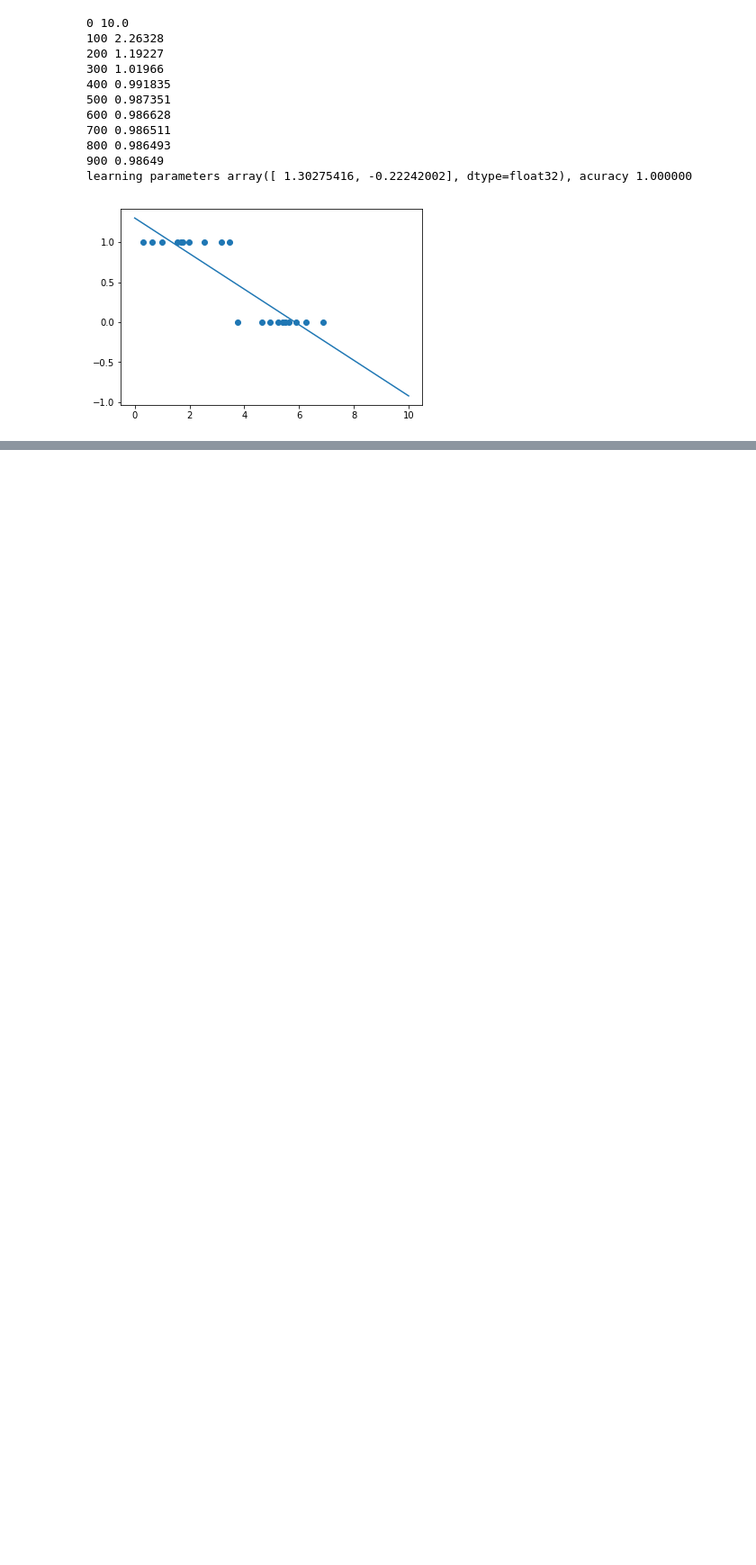
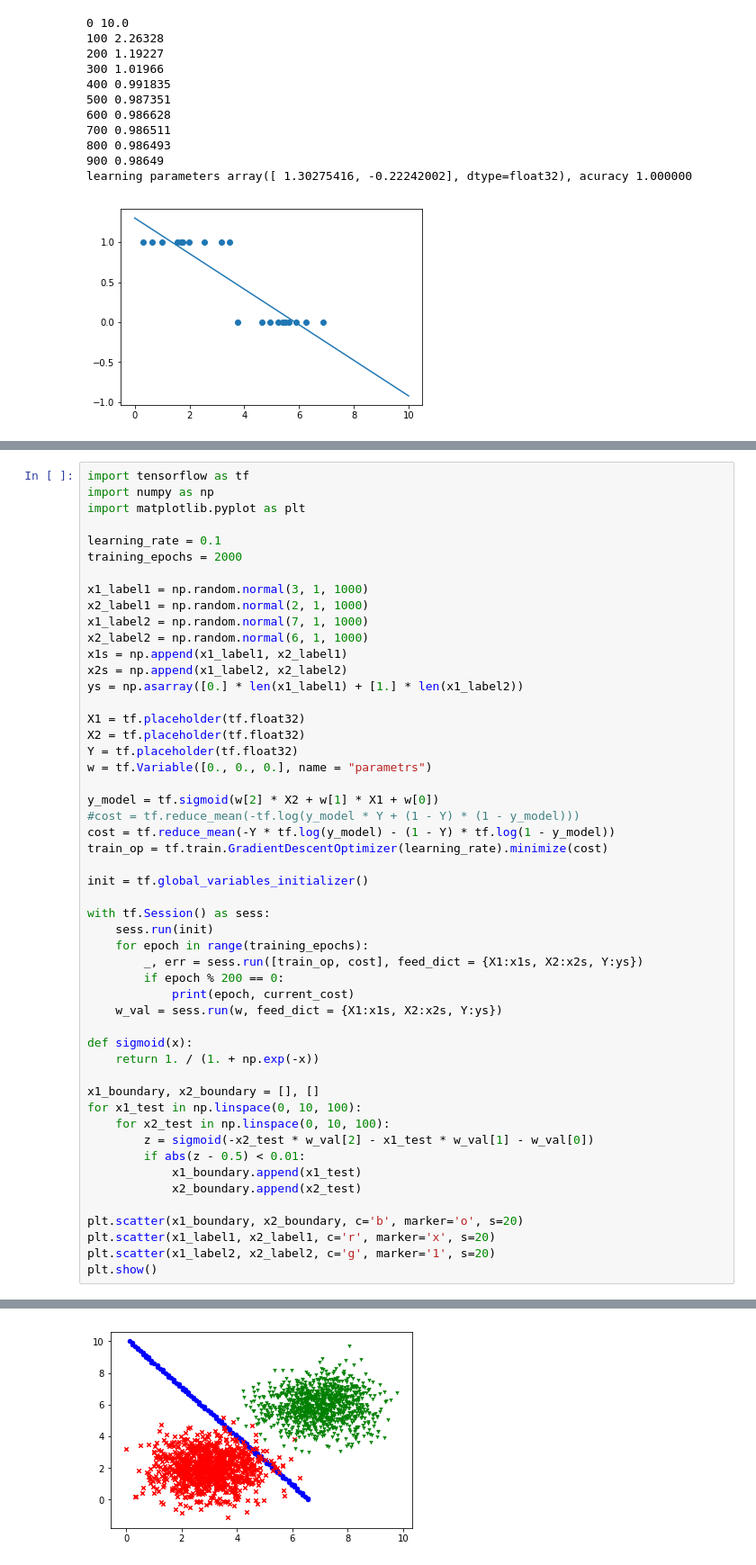
Before and after one commit to JuliaNekrasova/nishant_shukla_machine_learning_with_tensorflow, a Jupyter notebook: chapter_4.ipynb, the cells around one changed output, grey strips where cells are left out. Shown: that part at 90% size. Saved outputs shown, nothing was run; the diff lists cells and outputs as text; blank space fills up the shorter version.

```diff
--- a/chapter_4.ipynb
+++ b/chapter_4.ipynb
@@ -59,0 +117,52 @@ learning parameters array([ 1.30275416, -0.22242002], dtype=float32), acuracy 1.
+# %%
+import tensorflow as tf
+import numpy as np
+import matplotlib.pyplot as plt
+
+learning_rate = 0.1
+training_epochs = 2000
+
+x1_label1 = np.random.normal(3, 1, 1000)
+x2_label1 = np.random.normal(2, 1, 1000)
+x1_label2 = np.random.normal(7, 1, 1000)
+x2_label2 = np.random.normal(6, 1, 1000)
+x1s = np.append(x1_label1, x2_label1)
+x2s = np.append(x1_label2, x2_label2)
+ys = np.asarray([0.] * len(x1_label1) + [1.] * len(x1_label2))
+
+X1 = tf.placeholder(tf.float32)
+X2 = tf.placeholder(tf.float32)
+Y = tf.placeholder(tf.float32)
+w = tf.Variable([0., 0., 0.], name = "parametrs")
+
+y_model = tf.sigmoid(w[2] * X2 + w[1] * X1 + w[0])
+#cost = tf.reduce_mean(-tf.log(y_model * Y + (1 - Y) * (1 - y_model)))
+cost = tf.reduce_mean(-Y * tf.log(y_model) - (1 - Y) * tf.log(1 - y_model))
+train_op = tf.train.GradientDescentOptimizer(learning_rate).minimize(cost)
+
+init = tf.global_variables_initializer()
+
+with tf.Session() as sess:
+    sess.run(init)
+    for epoch in range(training_epochs):
+        _, err = sess.run([train_op, cost], feed_dict = {X1:x1s, X2:x2s, Y:ys})
+        if epoch % 200 == 0:
+            print(epoch, current_cost)
+    w_val = sess.run(w, feed_dict = {X1:x1s, X2:x2s, Y:ys})
+
+def sigmoid(x):
+    return 1. / (1. + np.exp(-x))
+
+x1_boundary, x2_boundary = [], []
+for x1_test in np.linspace(0, 10, 100):
+    for x2_test in np.linspace(0, 10, 100):
+        z = sigmoid(-x2_test * w_val[2] - x1_test * w_val[1] - w_val[0])
+        if abs(z - 0.5) < 0.01:
+            x1_boundary.append(x1_test)
+            x2_boundary.append(x2_test)
+
+plt.scatter(x1_boundary, x2_boundary, c='b', marker='o', s=20)
+plt.scatter(x1_label1, x2_label1, c='r', marker='x', s=20)
+plt.scatter(x1_label2, x2_label2, c='g', marker='1', s=20)
+plt.show()
+# %% [output]
@@ -59,0 +179 @@ learning parameters array([ 1.30275416, -0.22242002], dtype=float32), acuracy 1.
+[figure, added]
```
Also changed, not shown: parts of 2 cells of this notebook.
